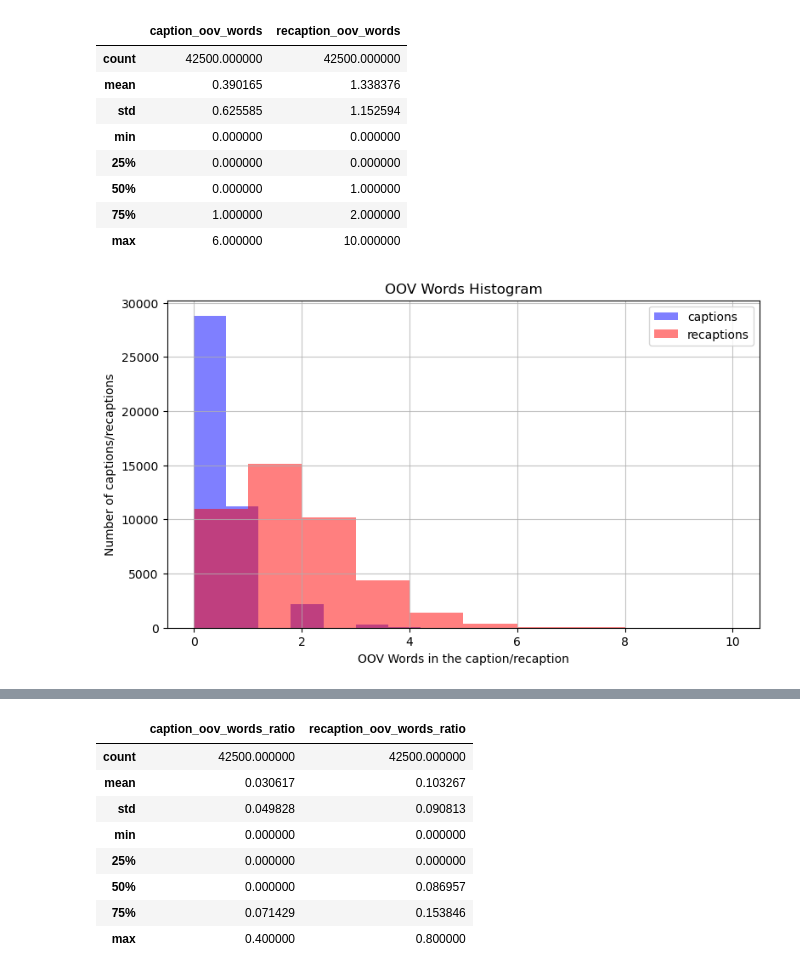
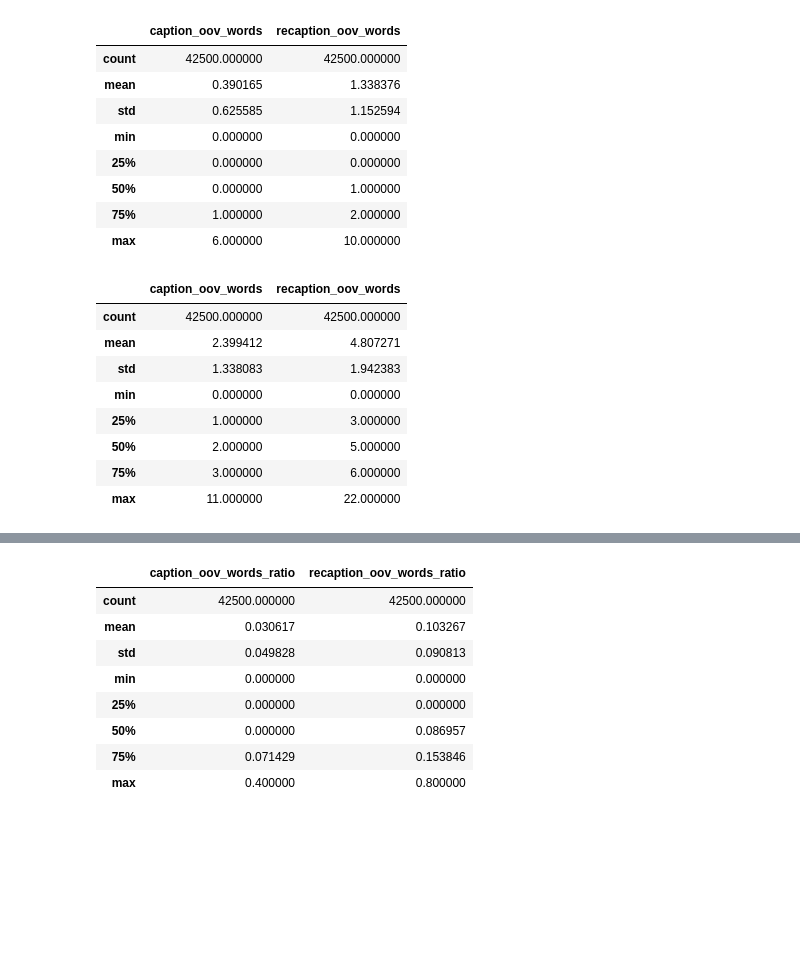
Before and after one commit to imartinf/multimemo, a Jupyter notebook: notebooks/1-imartinf-language-analysis.ipynb, the cells around one changed output, grey strips where cells are left out. Saved outputs shown, nothing was run; the diff lists cells and outputs as text; code cells hidden in the pictures; blank space fills up the shorter version.

```diff
--- a/notebooks/1-imartinf-language-analysis.ipynb
+++ b/notebooks/1-imartinf-language-analysis.ipynb
@@ -154,17 +170,15 @@ data_exp[['caption_oov_words', 'recaption_oov_words']].describe()
 | 50% | 0.000000 | 1.000000 |
 | 75% | 1.000000 | 2.000000 |
 | max | 6.000000 | 10.000000 |
-# %%
-# Histogram of the OOV words for the captions and recaptions corpus (same plot)
-
-plt.figure(figsize=(9, 5))
-plt.hist(data_exp['caption_oov_words'], bins=10, alpha=0.5, label='captions', density=False, color='blue')
-plt.hist(data_exp['recaption_oov_words'], bins=10, alpha=0.5, label='recaptions', density=False, color='red')
-plt.legend(loc='upper right')
-plt.grid(axis='both', alpha=0.75)
-plt.xlabel('OOV Words in the caption/recaption')
-plt.ylabel('Number of captions/recaptions')
-plt.title('OOV Words Histogram')
-plt.show()
-# %% [output]
-[figure, removed]
+# %%
+data_exp_openai[['caption_oov_words', 'recaption_oov_words']].describe()
+# %% [output]
+|  | caption_oov_words | recaption_oov_words |
+| count | 42500.000000 | 42500.000000 |
+| mean | 2.399412 | 4.807271 |
+| std | 1.338083 | 1.942383 |
+| min | 0.000000 | 0.000000 |
+| 25% | 1.000000 | 3.000000 |
+| 50% | 2.000000 | 5.000000 |
+| 75% | 3.000000 | 6.000000 |
+| max | 11.000000 | 22.000000 |
```
Also changed, not shown: parts of 16 cells of this notebook, 18 other files.
